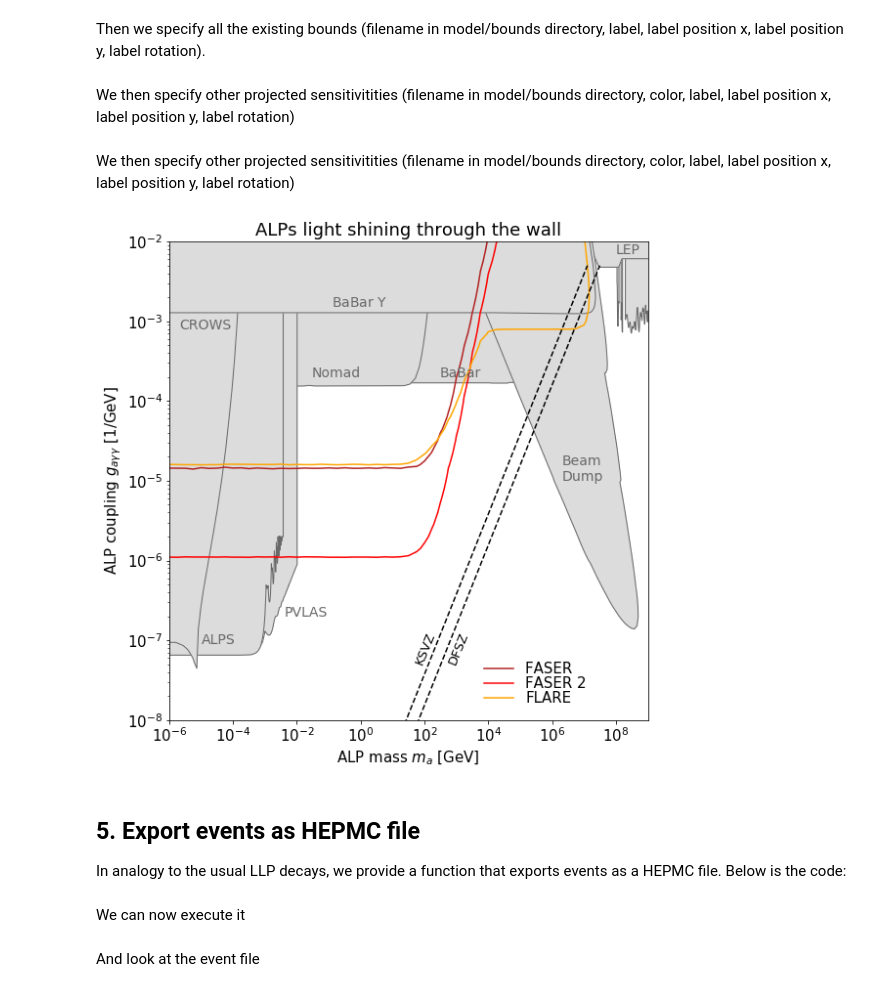
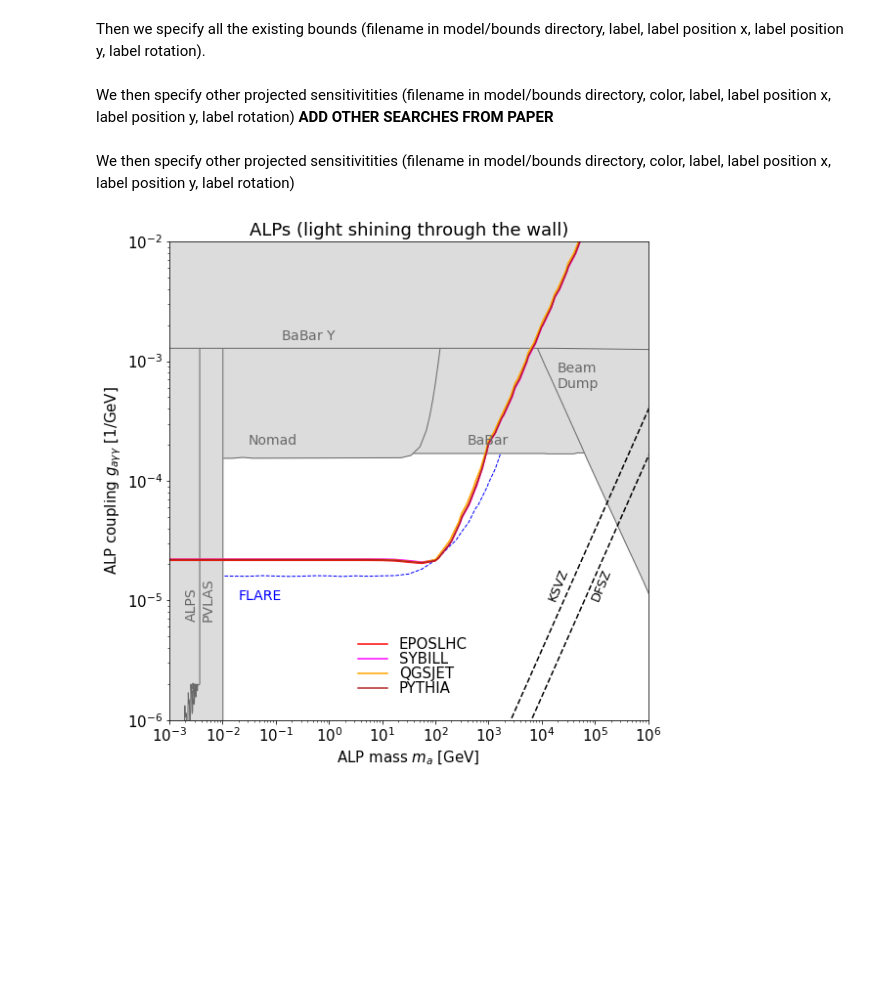
Before and after one commit to KlingFelix/FORESEE, a Jupyter notebook: Models/ALP-LSW/ALP-LSW.ipynb, the cells around one changed output. Drawn from its saved outputs; the diff is of its cells as text; code cells hidden in the pictures; blank space fills up the shorter version.

Commit message:
Update ALP-LSW Model

```diff
--- a/Models/ALP-LSW/ALP-LSW.ipynb
+++ b/Models/ALP-LSW/ALP-LSW.ipynb
@@ -357,17 +459,30 @@ setups = [
+# %%
+setups = [
+    ["13.6TeV_default_EPOSLHC.npy",         "EPOSLHC", "red"        ,  "solid"  , 0., 3],
+    ["13.6TeV_default_SIBYLL.npy" ,         "SYBILL" , "magenta"    ,  "solid"  , 0., 3],
+    ["13.6TeV_default_QGSJET.npy" ,         "QGSJET" , "orange"     ,  "solid"  , 0., 3],
+    ["13.6TeV_default_Pythia8-Forward.npy" ,"PYTHIA" , "firebrick"  ,  "solid"  , 0., 3],
+]
 # %% [markdown]
 Then we specify all the existing bounds (filename in model/bounds directory, label, label position x, label position y, label rotation).
 # %%
 bounds = [
-    ["bounds_Belle2.txt"  , ""                     , 0.210, 1.5*10**-3, 0 ],
-    ["bounds_PrimEx.txt"  , ""                     , 0.126, 1.2*10**-3, 0 ],
-    ["bounds_LEP.txt"     , "LEP"                  , 1e8  , 7.0e-3, 0 ],
-    ["bounds_BaBar.txt"   , "BaBar"                , 3e2  , 2e-4  , 0 ],
-    ["bounds_BeamDump.txt", "Beam\nDump"           , 2e6  , 1e-5  , 0 ],
-    ["bounds_Nomad.txt"   , "Nomad"                , 3e-2 , 2e-4  , 0 ],
-    ["bounds_PVLAS.txt"   , "PVLAS"                , 4e-3 , 2.0e-7, 0 ],
-    ["bounds_ALPS.txt"    , "ALPS"                 , 1e-5 , 9.0e-8, 0 ],
-    ["bounds_CROWS.txt"   , "CROWS"                , 2e-6 , 8.0e-4, 0 ],
-    ["bounds_Upsilon.txt" , r"BaBar $\Upsilon$"    , 0.126, 1.5e-3, 0 ],
+    ["bounds_Belle2.txt"  , ""                     , 0.210 , 1.5e-3, 0 ],
+    ["bounds_PrimEx.txt"  , ""                     , 0.126 , 1.2e-3, 0 ],
+    ["bounds_BaBar.txt"   , "BaBar"                , 4e2   , 2e-4  , 0 ],
+    ["bounds_BeamDump.txt", "Beam\nDump"           , 2e4   , 6e-4  , 0 ],
+    ["bounds_Nomad.txt"   , "Nomad"                , 3e-2  , 2e-4  , 0 ],
+    ["bounds_PVLAS.txt"   , "PVLAS"                , 4e-3  , 7e-6, 90 ],
+    ["bounds_ALPS.txt"    , "ALPS"                 , 2e-3  , 7e-6, 90 ],
+    ["bounds_Upsilon.txt" , r"BaBar $\Upsilon$"    , 0.126 , 1.5e-3, 0 ],
 ]
+# %% [markdown]
+We then specify other projected sensitivitities (filename in model/bounds directory, color, label, label position x, label position y, label rotation) **ADD OTHER SEARCHES FROM PAPER**
+# %%
+projections = [
+#    ["limits_FASER.txt" ,   "firebrick"    ,r"FASER"  , 0.004, 1.00*10**-4, 0  ],
+#    ["limits_FASER2.txt",   "red"          ,r"FASER2" , 0.004, 3.00*10**-5, 0  ],
+    ["limits_FLARE.txt"  ,  "blue"         ,r"FLARE"  , 0.02, 1.00*10**-5, 0  ],
+]
 # %% [markdown]
 We then specify other projected sensitivitities (filename in model/bounds directory, color, label, label position x, label position y, label rotation)
@@ -380,34 +489,27 @@ projections = [
-# %% [markdown]
-We then specify other projected sensitivitities (filename in model/bounds directory, color, label, label position x, label position y, label rotation)
 # %%
 plot = foresee.plot_reach(
     setups=setups,
     bounds=bounds,
     projections=projections,
-    title="ALPs light shining through the wall",
-    xlims=[1e-6,1e+9],
-    ylims=[1e-8,1e-2],
+    title="ALPs (light shining through the wall)",
+    xlims=[1e-3,1e+6],
+    ylims=[1e-6,1e-2],
     xlabel=r"ALP mass $m_{a}$ [GeV]",
     ylabel=r"ALP coupling $g_{a\gamma\gamma}$ [1/GeV]",
-    legendloc=(0.90,0.15),
-#    branchings=branchings,
+    legendloc=(0.65,0.2),
     figsize=(8,8),
 )
 
 # QCD Axion Target Lines
 DFSZ = np.array([[0.00677, 1e-12], [31136768., 0.005]])
 plot.plot(DFSZ.T[0], DFSZ.T[1], color="k", lw=1.5, ls="dashed")
-plot.text(5e2, 1e-7, "DFSZ",fontsize=13, color="k",rotation=68)
+plot.text(8e4, 1e-5, "DFSZ",fontsize=13, color="k",rotation=68)
 KSVZ = np.array([[0.00277, 1e-12], [12761133., 0.005]])
 plot.plot(KSVZ.T[0], KSVZ.T[1], color="k", lw=1.5, ls="dashed")
-plot.text(4.5e1, 1e-7, "KSVZ",fontsize=13, color="k",rotation=68)
+plot.text(1.2e4, 1e-5, "KSVZ",fontsize=13, color="k",rotation=68)
 
 plot.subplots_adjust(left=0.12, right=0.97, bottom=0.10, top=0.95)
 plot.savefig("/Users/felixkling/Downloads/Figure.pdf")
 plot.show()
 # %% [output]
-[figure, old version]
+[figure, new version]
-# %% [markdown]
-## 5. Export events as HEPMC file
-
-In analogy to the usual LLP decays, we provide a function that exports events as a HEPMC file. Below is the code:
@@ -507,2 +515,0 @@ def write_events(setup, mass, coupling, energy, filename=None, numberevent=10, z
-# %% [markdown]
-We can now execute it
@@ -512,2 +515,0 @@ write_events(setup="FASER",filename="model/events/test.hepmc", mass=1e-9, coupli
-# %% [markdown]
-And look at the event file
```
Also changed, not shown: parts of 50 cells of this notebook, 18 other files.
